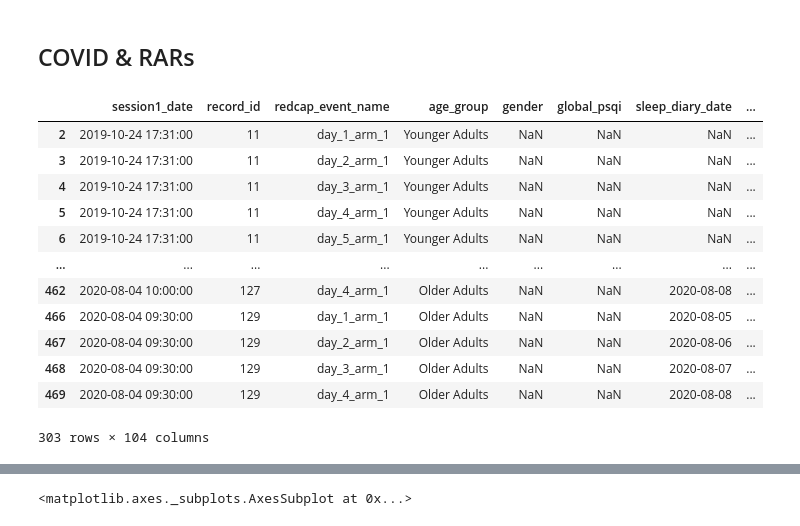
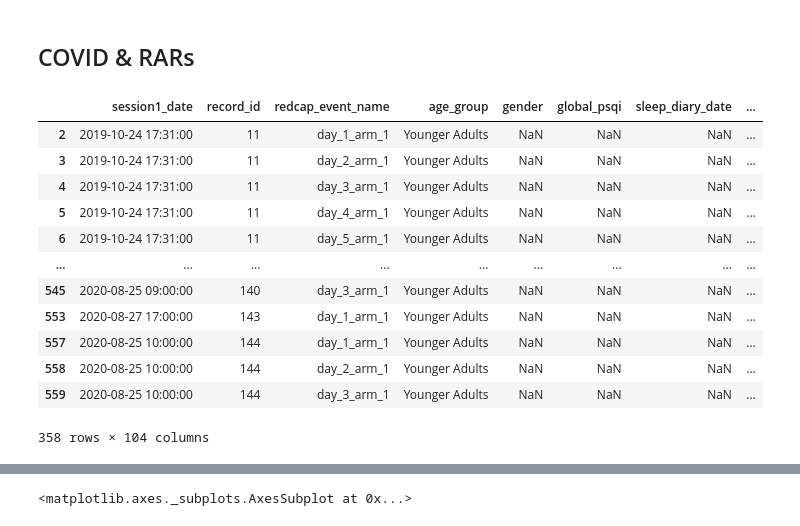
Before and after one commit to UTCogNeuroLab/wearables, a Jupyter notebook: notebooks/Sleep Diary Analysis.ipynb, the cells around one changed output, grey strips where cells are left out. Cells and saved outputs as stored; diff of their text form; code cells hidden in the pictures.

```diff
--- a/notebooks/Sleep Diary Analysis.ipynb
+++ b/notebooks/Sleep Diary Analysis.ipynb
@@ -3,30 +3,30 @@
 # %%
 import numpy as np
 import pandas as pd
 import os
 import datetime as dt
 
-d = pd.read_csv('/Users/megmcmahon/Box/CogNeuroLab/Wearables/data/sleep_diaries/WearableAssessment-SleepSurveys_DATA_2020-08-08_1654.csv', parse_dates = ['session1_date'])
+d = pd.read_csv('/Users/megmcmahon/Box/CogNeuroLab/Wearables/data/sleep_diaries/WearableAssessment-SleepSurveys_DATA_2020-11-06_0909.csv', parse_dates = ['session1_date'])
 d['session1_date'] = d['session1_date'].ffill()
 d['age_group'] = d['age_group'].ffill()
 d['COVID'] = np.where(d['session1_date'] <= dt.datetime.strptime('03/14/2020', '%m/%d/%Y'), 'Pre', 'Post')
 d['age_group'] = np.where(d['age_group'] == 2.0, "Older Adults", "Younger Adults")
 d = d[d['redcap_event_name'].str.contains('day')]
 d
 # %% [output]
 |  | session1_date | record_id | redcap_event_name | age_group | gender | global_psqi | sleep_diary_date | ... |
 | 2 | 2019-10-24 17:31:00 | 11 | day_1_arm_1 | Younger Adults | NaN | NaN | NaN | ... |
 | 3 | 2019-10-24 17:31:00 | 11 | day_2_arm_1 | Younger Adults | NaN | NaN | NaN | ... |
 | 4 | 2019-10-24 17:31:00 | 11 | day_3_arm_1 | Younger Adults | NaN | NaN | NaN | ... |
 | 5 | 2019-10-24 17:31:00 | 11 | day_4_arm_1 | Younger Adults | NaN | NaN | NaN | ... |
 | 6 | 2019-10-24 17:31:00 | 11 | day_5_arm_1 | Younger Adults | NaN | NaN | NaN | ... |
 | ... | ... | ... | ... | ... | ... | ... | ... | ... |
-| 462 | 2020-08-04 10:00:00 | 127 | day_4_arm_1 | Older Adults | NaN | NaN | 2020-08-08 | ... |
-| 466 | 2020-08-04 09:30:00 | 129 | day_1_arm_1 | Older Adults | NaN | NaN | 2020-08-05 | ... |
-| 467 | 2020-08-04 09:30:00 | 129 | day_2_arm_1 | Older Adults | NaN | NaN | 2020-08-06 | ... |
-| 468 | 2020-08-04 09:30:00 | 129 | day_3_arm_1 | Older Adults | NaN | NaN | 2020-08-07 | ... |
-| 469 | 2020-08-04 09:30:00 | 129 | day_4_arm_1 | Older Adults | NaN | NaN | 2020-08-08 | ... |
+| 545 | 2020-08-25 09:00:00 | 140 | day_3_arm_1 | Younger Adults | NaN | NaN | NaN | ... |
+| 553 | 2020-08-27 17:00:00 | 143 | day_1_arm_1 | Younger Adults | NaN | NaN | NaN | ... |
+| 557 | 2020-08-25 10:00:00 | 144 | day_1_arm_1 | Younger Adults | NaN | NaN | NaN | ... |
+| 558 | 2020-08-25 10:00:00 | 144 | day_2_arm_1 | Younger Adults | NaN | NaN | NaN | ... |
+| 559 | 2020-08-25 10:00:00 | 144 | day_3_arm_1 | Younger Adults | NaN | NaN | NaN | ... |
-303 rows × 104 columns
+358 rows × 104 columns
 # %%
 cols = pd.read_csv('/Users/megmcmahon/Box/CogNeuroLab/Wearables/data/sleep_diaries/WearableAssessment-SleepSurveys_DATA_LABELS_2020-08-08_1643.csv').columns
 cols = cols[cols.str.contains('Which of the following did you do yesterday?')].tolist()
```
Also changed, not shown: parts of 15 cells of this notebook, 2 other files.
